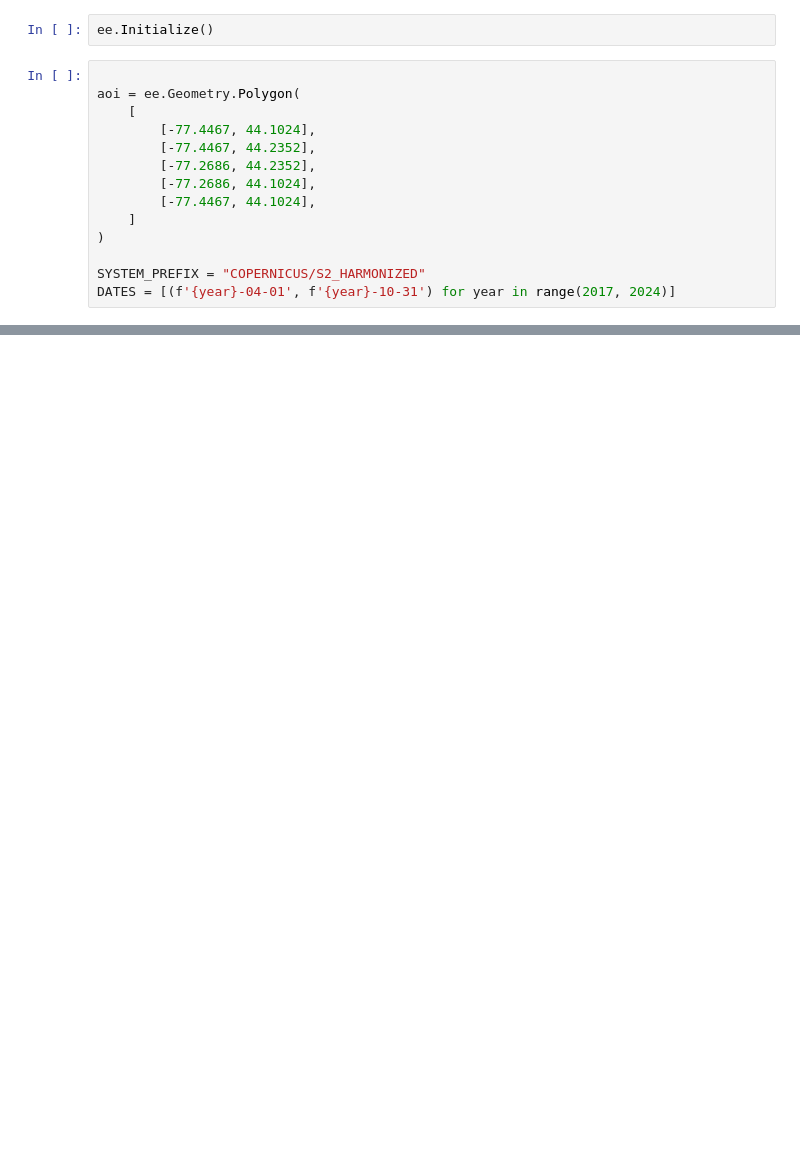
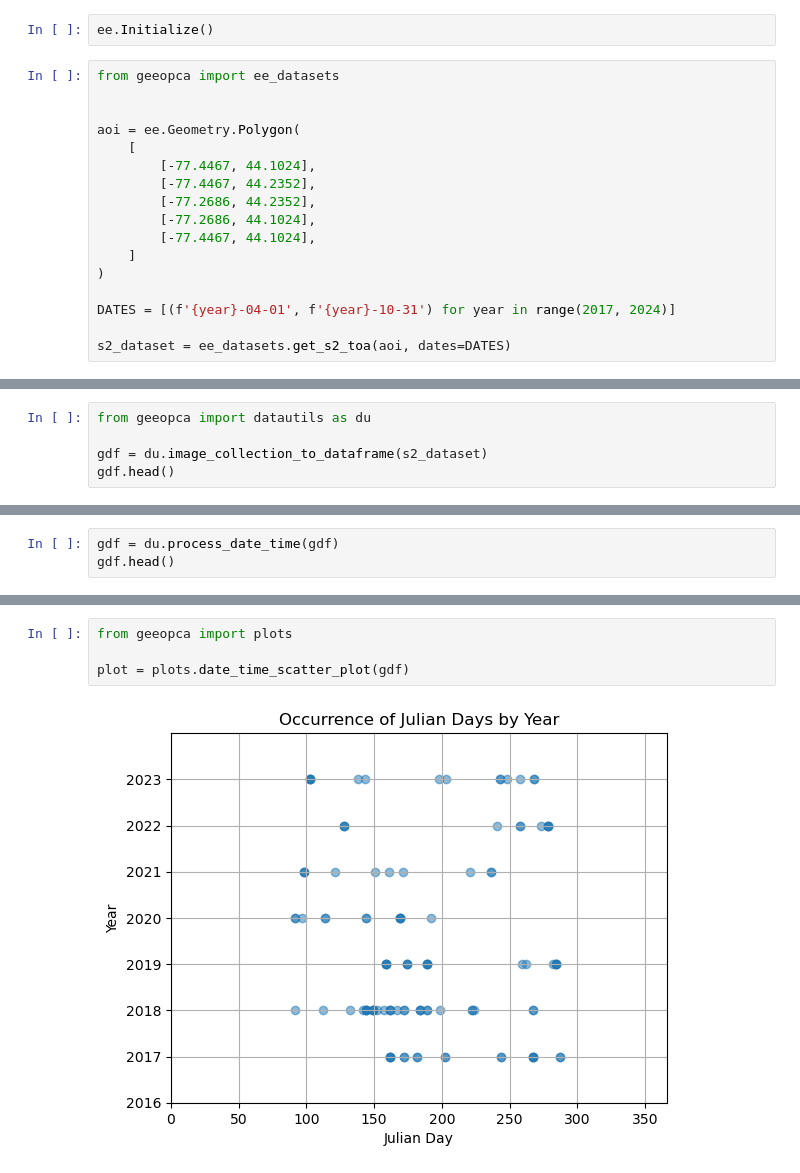
Before and after one commit to Hamilton97/geeopca, a Jupyter notebook: docs/examples/01_data_processing.ipynb, the cells around one changed output, grey strips where cells are left out. Cells and saved outputs as stored; diff of their text form; blank space fills up the shorter version.

```diff
--- a/docs/examples/01_data_processing.ipynb
+++ b/docs/examples/01_data_processing.ipynb
@@ -5,6 +4,8 @@ from geeopca import geeopca
 # %%
 ee.Initialize()
 # %%
+from geeopca import ee_datasets
+
 
 aoi = ee.Geometry.Polygon(
     [
@@ -16,5 +17,6 @@ aoi = ee.Geometry.Polygon(
     ]
 )
 
-SYSTEM_PREFIX = "COPERNICUS/S2_HARMONIZED"
 DATES = [(f'{year}-04-01', f'{year}-10-31') for year in range(2017, 2024)]
+
+s2_dataset = ee_datasets.get_s2_toa(aoi, dates=DATES)
@@ -58,0 +23,5 @@ geeopca.gdf_to_json(gdf)
+# %%
+from geeopca import datautils as du
+
+gdf = du.image_collection_to_dataframe(s2_dataset)
+gdf.head()
@@ -58,0 +35,3 @@ geeopca.gdf_to_json(gdf)
+# %%
+gdf = du.process_date_time(gdf)
+gdf.head()
@@ -58,0 +45,6 @@ geeopca.gdf_to_json(gdf)
+# %%
+from geeopca import plots
+
+plot = plots.date_time_scatter_plot(gdf)
+# %% [output]
+[figure, added]
```
Also changed, not shown: parts of 8 cells of this notebook, 4 other files.
